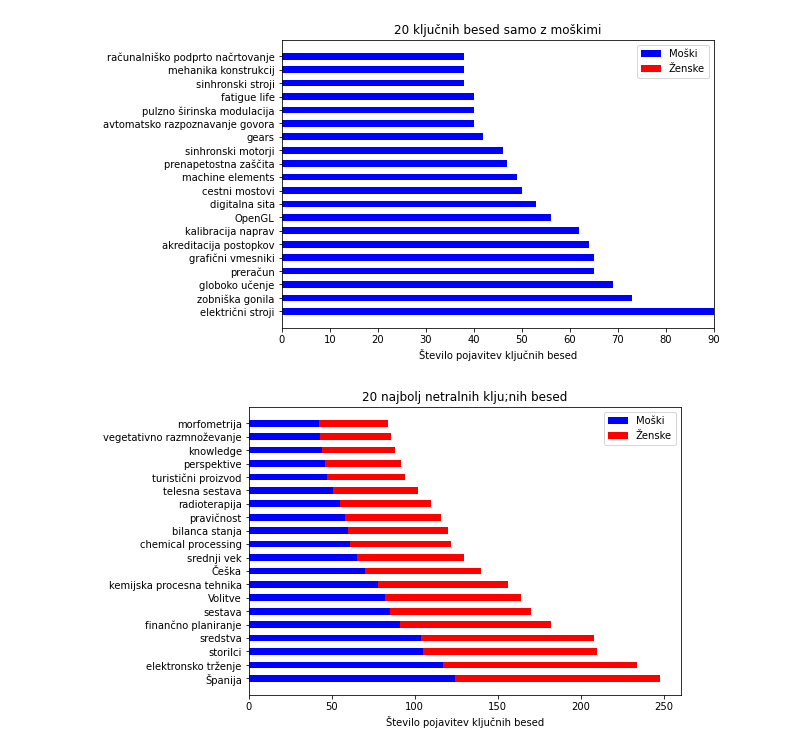
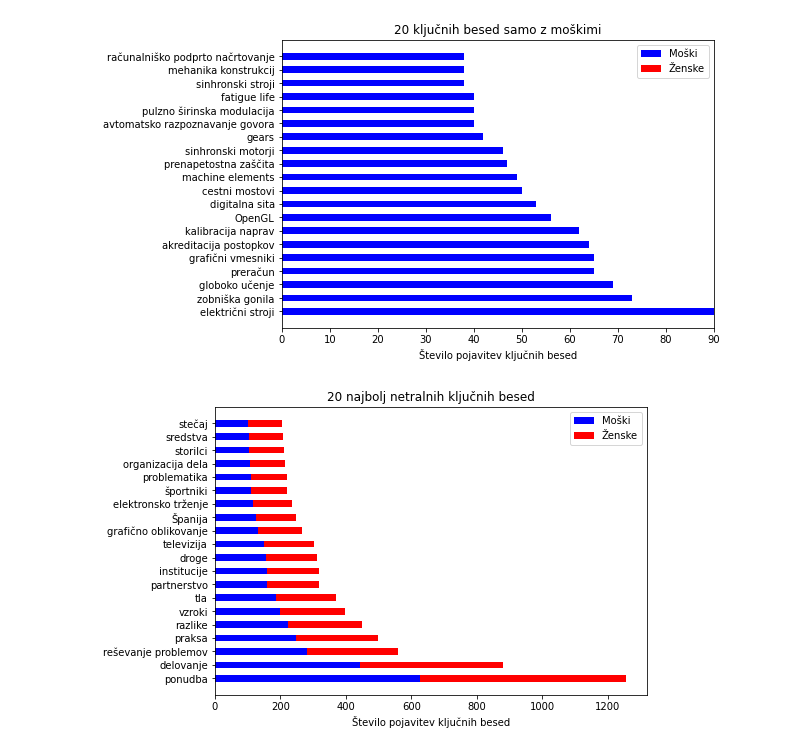
Before and after one commit to ShiftIsLost/PR-seminarska, a Jupyter notebook: Ugibanje spola iz imen.ipynb, the cells around one changed output. Drawn from its saved outputs; the diff is of its cells as text; code cells hidden in the pictures.

```diff
--- a/Ugibanje spola iz imen.ipynb
+++ b/Ugibanje spola iz imen.ipynb
@@ -315,29 +315,30 @@ plt.show()
 [figure]
 # %%
 raz2 = dict()
-for key, value in raz1.items():
-    if value[0] <= 0.50:
+for key, value in raz.items():
+    if (value[0] <= 0.503 and value[0] >= 0.4961):
         raz2[key] = value
 
-neut = sorted(raz2, key=raz2.get, reverse=True)
+
+neut = sorted(raz2, key=lambda x:raz2.get(x)[2], reverse=True)
-# %%
-x = neut[:20]
-y0 = [raz1[a][0]*raz1[a][2] for a in x]
-y1 = [raz1[a][1]*raz1[a][2] for a in x]
-y2 = [raz1[a][2] for a in x]
-
-ind = np.arange(len(x))
-width = 0.50
-fig = plt.figure()
-ax = fig.add_axes([0,0,1,1])
-ax.barh(ind, y0, width, color='b')
-ax.barh(ind, y1, width,left=y0, color='r')
-
-ax.set_xlabel('Število pojavitev ključnih besed')
-ax.set_title('20 najbolj netralnih klju;nih besed')
-ax.set_yticks(ind, x)
-
-ax.legend(labels=['Moški', 'Ženske'])
-plt.show()
-# %% [output]
-[figure, removed]
+# %%
+x = neut[:20]
+y0 = [raz1[a][0]*raz1[a][2] for a in x]
+y1 = [raz1[a][1]*raz1[a][2] for a in x]
+y2 = [raz1[a][2] for a in x]
+
+ind = np.arange(len(x))
+width = 0.50
+fig = plt.figure()
+ax = fig.add_axes([0,0,1,1])
+ax.barh(ind, y0, width, color='b')
+ax.barh(ind, y1, width,left=y0, color='r')
+
+ax.set_xlabel('Število pojavitev ključnih besed')
+ax.set_title('20 najbolj netralnih ključnih besed')
+ax.set_yticks(ind, x)
+
+ax.legend(labels=['Moški', 'Ženske'])
+plt.show()
+# %% [output]
+[figure, added]
```
